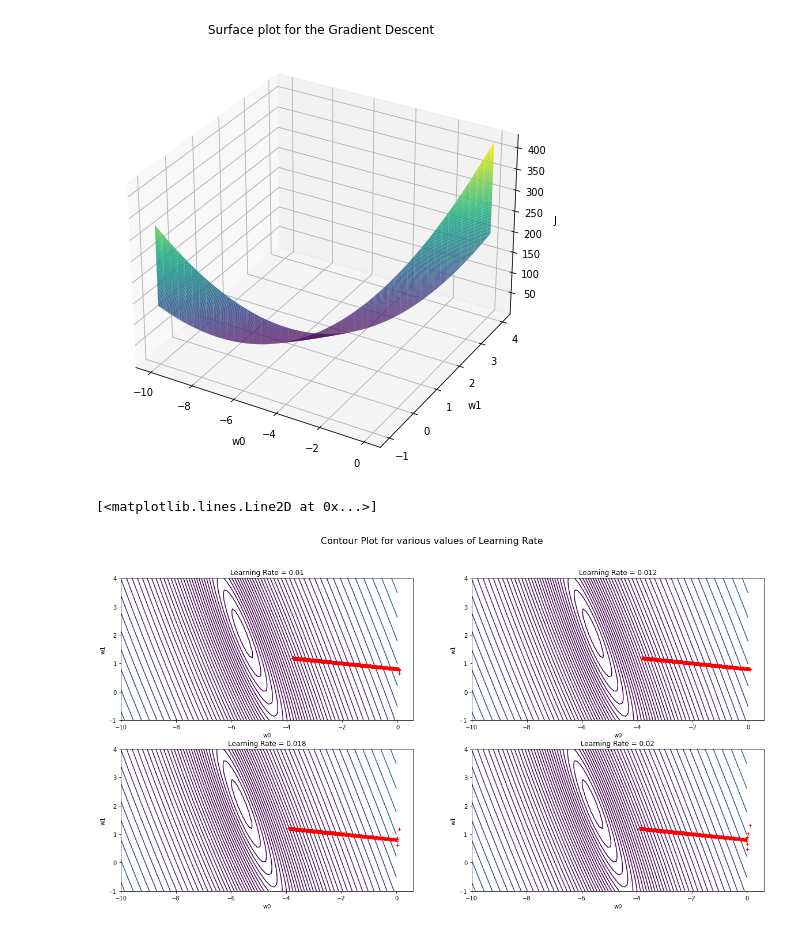
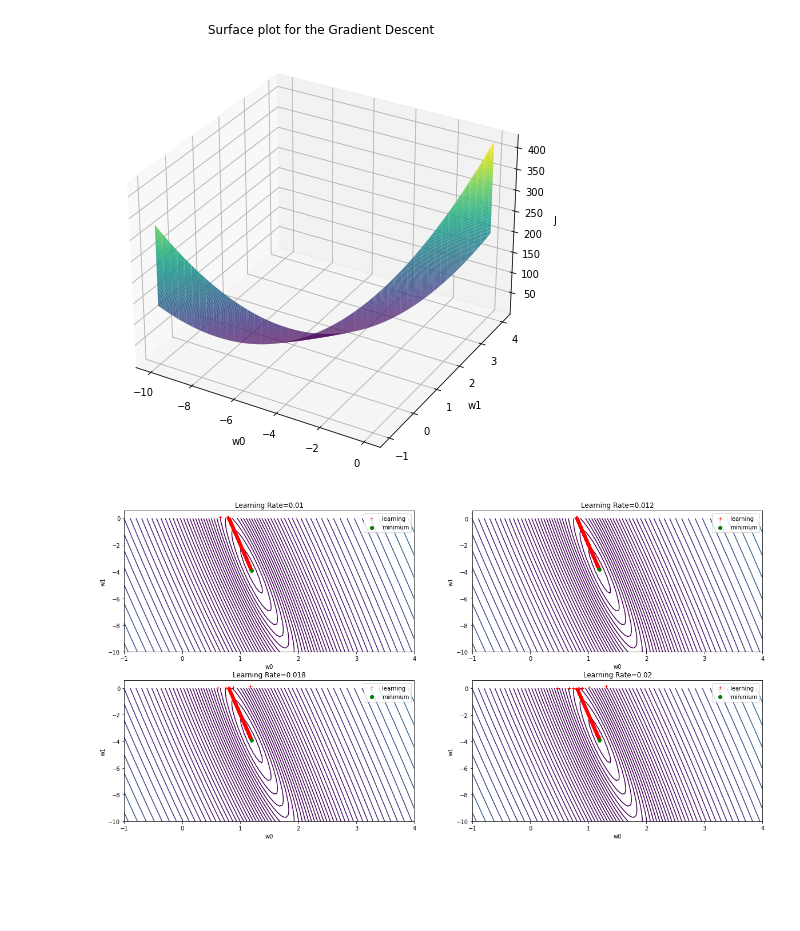
Before and after one commit to tomarviii88/ITIT-4103-2021, a Jupyter notebook: Assignment-4/Assignment4.ipynb, the cells around one changed output. Saved outputs shown, nothing was run; the diff lists cells and outputs as text; code cells hidden in the pictures; blank space fills up the shorter version.

```diff
--- a/Assignment-4/Assignment4.ipynb
+++ b/Assignment-4/Assignment4.ipynb
@@ -121,40 +121,47 @@ plt.show()
 [figure]
 # %%
 # Contour Plot of the loss function with the learning_rate = 0.01
-f = plt.figure(figsize=(20,10))
-f.suptitle('Contour Plot for various values of Learning Rate', fontsize=16)
+plt.figure(figsize=(20,10))
 
-w0, w1, error, w0_li, w1_li = gradientDescent(dataset, 0, 0, 0.01, 2000)
-ax1 = f.add_subplot(221)
-ax1.contour(w0_vals,w1_vals,J,levels = np.logspace(-2,3,100))
-ax1.set_title('Learning Rate = 0.01')
-ax1.set_xlabel('w0')
-ax1.set_ylabel('w1')
-ax1.plot(w0_li,w1_li,'r+')
+w0, w1, error, w0_li, w1_li = gradientDescent(dataset, 0, 0, 0.01, 5000)
+plt.subplot(221)
+plt.contour(w1_vals,w0_vals,J,levels = np.logspace(-2,3,100))
+plt.xlabel('w0')
+plt.ylabel('w1')
+plt.plot(w1_li, w0_li,'r+',label='learning')
+plt.scatter(w1,w0,color='green',zorder=10,label='minimum')
+plt.legend(loc=0)
+plt.title('Learning Rate=0.01')
 
 w0, w1, error, w0_li, w1_li = gradientDescent(dataset, 0, 0, 0.012, 2000)
-ax1 = f.add_subplot(222)
-ax1.contour(w0_vals,w1_vals,J,levels = np.logspace(-2,3,100))
-ax1.set_title('Learning Rate = 0.012')
-ax1.set_xlabel('w0')
-ax1.set_ylabel('w1')
-ax1.plot(w0_li,w1_li,'r+')
+plt.subplot(222)
+plt.contour(w1_vals,w0_vals,J,levels = np.logspace(-2,3,100))
+plt.xlabel('w0')
+plt.ylabel('w1')
+plt.plot(w1_li, w0_li,'r+',label='learning')
+plt.scatter(w1,w0,color='green',zorder=10,label='minimum')
+plt.legend(loc=0)
+plt.title('Learning Rate=0.012')
 
 w0, w1, error, w0_li, w1_li = gradientDescent(dataset, 0, 0, 0.018, 2000)
-ax1 = f.add_subplot(223)
-ax1.contour(w0_vals,w1_vals,J,levels = np.logspace(-2,3,100))
-ax1.set_title('Learning Rate = 0.018')
-ax1.set_xlabel('w0')
-ax1.set_ylabel('w1')
-ax1.plot(w0_li,w1_li,'r+')
+plt.subplot(223)
+plt.contour(w1_vals,w0_vals,J,levels = np.logspace(-2,3,100))
+plt.xlabel('w0')
+plt.ylabel('w1')
+plt.plot(w1_li, w0_li,'r+',label='learning')
+plt.scatter(w1,w0,color='green',zorder=10,label='minimum')
+plt.legend(loc=0)
+plt.title('Learning Rate=0.018')
 
 w0, w1, error, w0_li, w1_li = gradientDescent(dataset, 0, 0, 0.02, 2000)
-ax1 = f.add_subplot(224)
-ax1.contour(w0_vals,w1_vals,J,levels = np.logspace(-2,3,100))
-ax1.set_title('Learning Rate = 0.02')
-ax1.set_xlabel('w0')
-ax1.set_ylabel('w1')
-ax1.plot(w0_li,w1_li,'r+')
+plt.subplot(224)
+plt.contour(w1_vals,w0_vals,J,levels = np.logspace(-2,3,100))
+plt.xlabel('w0')
+plt.ylabel('w1')
+plt.plot(w1_li, w0_li,'r+',label='learning')
+plt.scatter(w1,w0,color='green',zorder=10,label='minimum')
+plt.legend(loc=0)
+plt.title('Learning Rate=0.02')
+plt.show()
 # %% [output]
-[<matplotlib.lines.Line2D at 0x...>]
-[figure, old version]
+[figure, new version]
```
